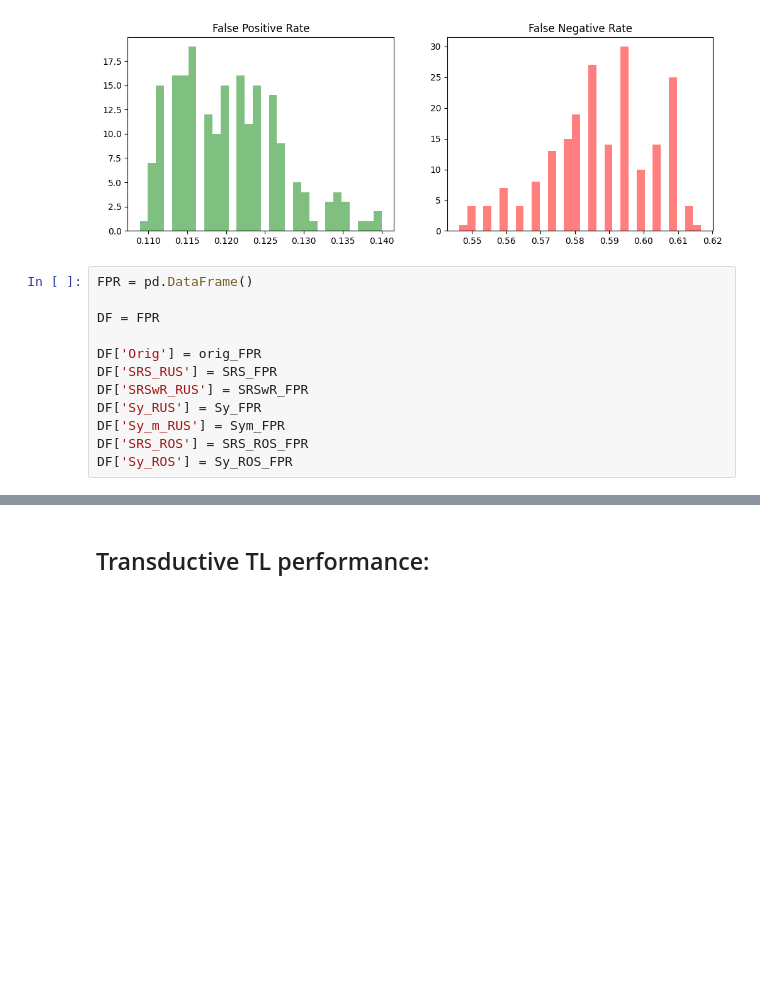
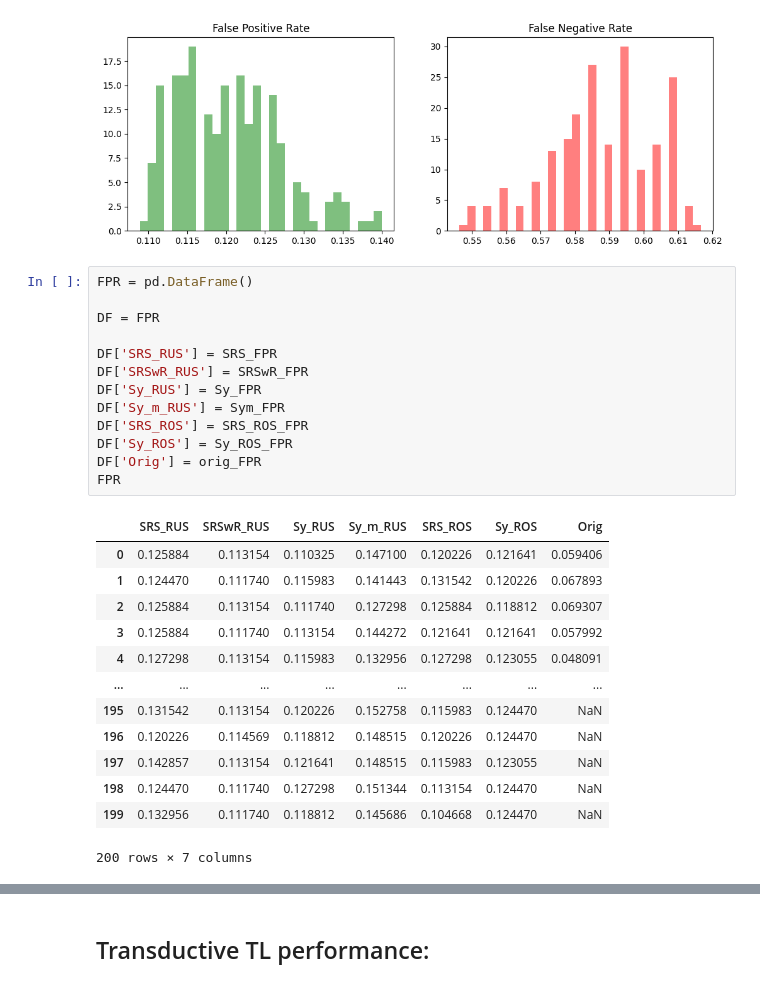
Before and after one commit to AndreiAf02/Transfer_Learning_Fine_Tuning_Update, a Jupyter notebook: Credit_Default_Performance_Analysis.ipynb, the cells around one changed output, grey strips where cells are left out. Drawn from its saved outputs; the diff is of its cells as text; blank space fills up the shorter version.

```diff
--- a/Credit_Default_Performance_Analysis.ipynb
+++ b/Credit_Default_Performance_Analysis.ipynb
@@ -325,15 +315,30 @@ Standard error: 0.001093852653843885
 # %%
 FPR = pd.DataFrame()
 
 DF = FPR
 
-DF['Orig'] = orig_FPR
 DF['SRS_RUS'] = SRS_FPR
 DF['SRSwR_RUS'] = SRSwR_FPR
 DF['Sy_RUS'] = Sy_FPR
 DF['Sy_m_RUS'] = Sym_FPR
 DF['SRS_ROS'] = SRS_ROS_FPR
 DF['Sy_ROS'] = Sy_ROS_FPR
+DF['Orig'] = orig_FPR
+FPR
+# %% [output]
+|  | SRS_RUS | SRSwR_RUS | Sy_RUS | Sy_m_RUS | SRS_ROS | Sy_ROS | Orig |
+| 0 | 0.125884 | 0.113154 | 0.110325 | 0.147100 | 0.120226 | 0.121641 | 0.059406 |
+| 1 | 0.124470 | 0.111740 | 0.115983 | 0.141443 | 0.131542 | 0.120226 | 0.067893 |
+| 2 | 0.125884 | 0.113154 | 0.111740 | 0.127298 | 0.125884 | 0.118812 | 0.069307 |
+| 3 | 0.125884 | 0.111740 | 0.113154 | 0.144272 | 0.121641 | 0.121641 | 0.057992 |
+| 4 | 0.127298 | 0.113154 | 0.115983 | 0.132956 | 0.127298 | 0.123055 | 0.048091 |
+| ... | ... | ... | ... | ... | ... | ... | ... |
+| 195 | 0.131542 | 0.113154 | 0.120226 | 0.152758 | 0.115983 | 0.124470 | NaN |
+| 196 | 0.120226 | 0.114569 | 0.118812 | 0.148515 | 0.120226 | 0.124470 | NaN |
+| 197 | 0.142857 | 0.113154 | 0.121641 | 0.148515 | 0.115983 | 0.123055 | NaN |
+| 198 | 0.124470 | 0.111740 | 0.127298 | 0.151344 | 0.113154 | 0.124470 | NaN |
+| 199 | 0.132956 | 0.111740 | 0.118812 | 0.145686 | 0.104668 | 0.124470 | NaN |
+200 rows × 7 columns
 # %%
 dataset = FPR
 
```
Also changed, not shown: parts of 12 cells of this notebook.
